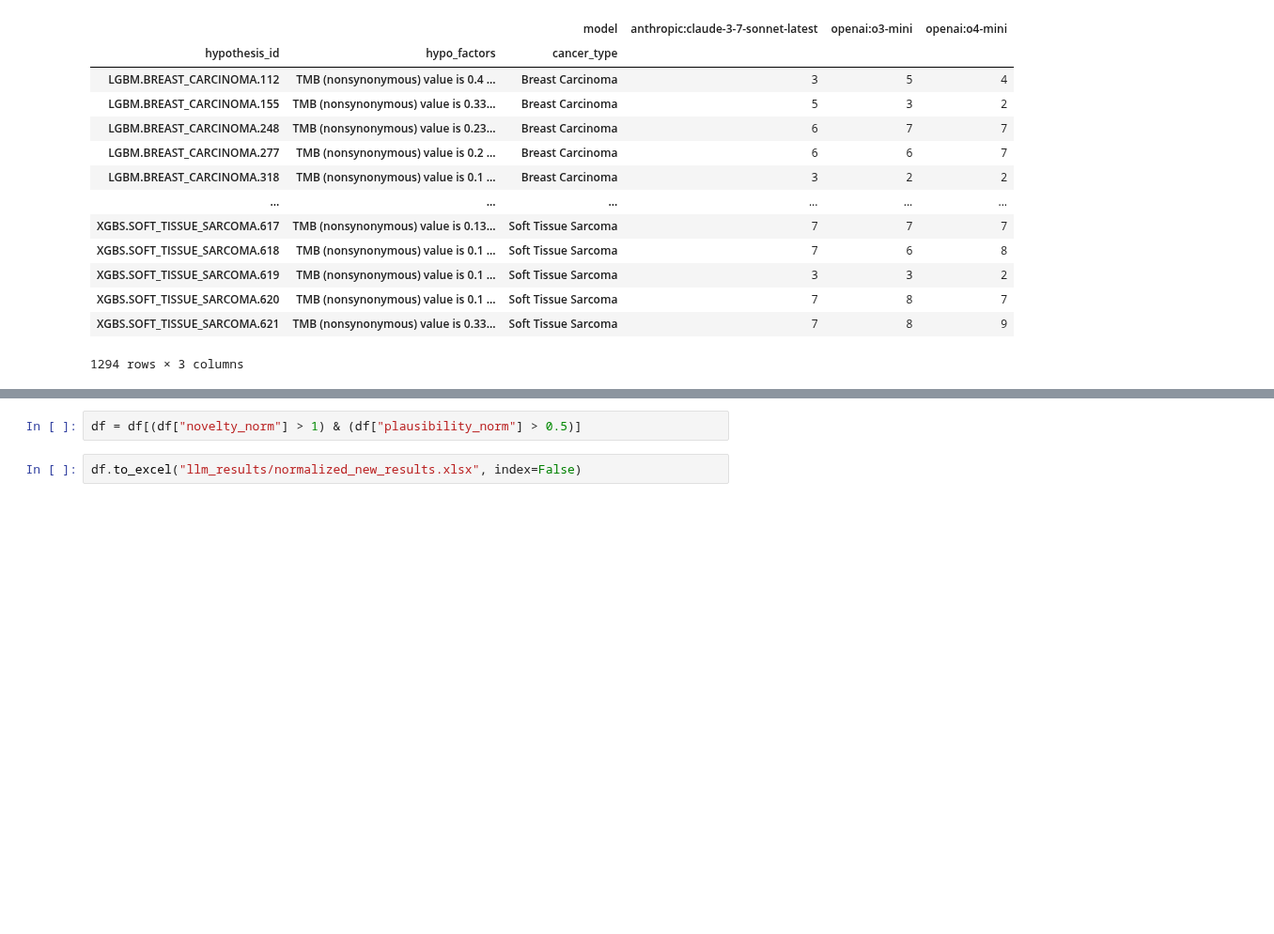
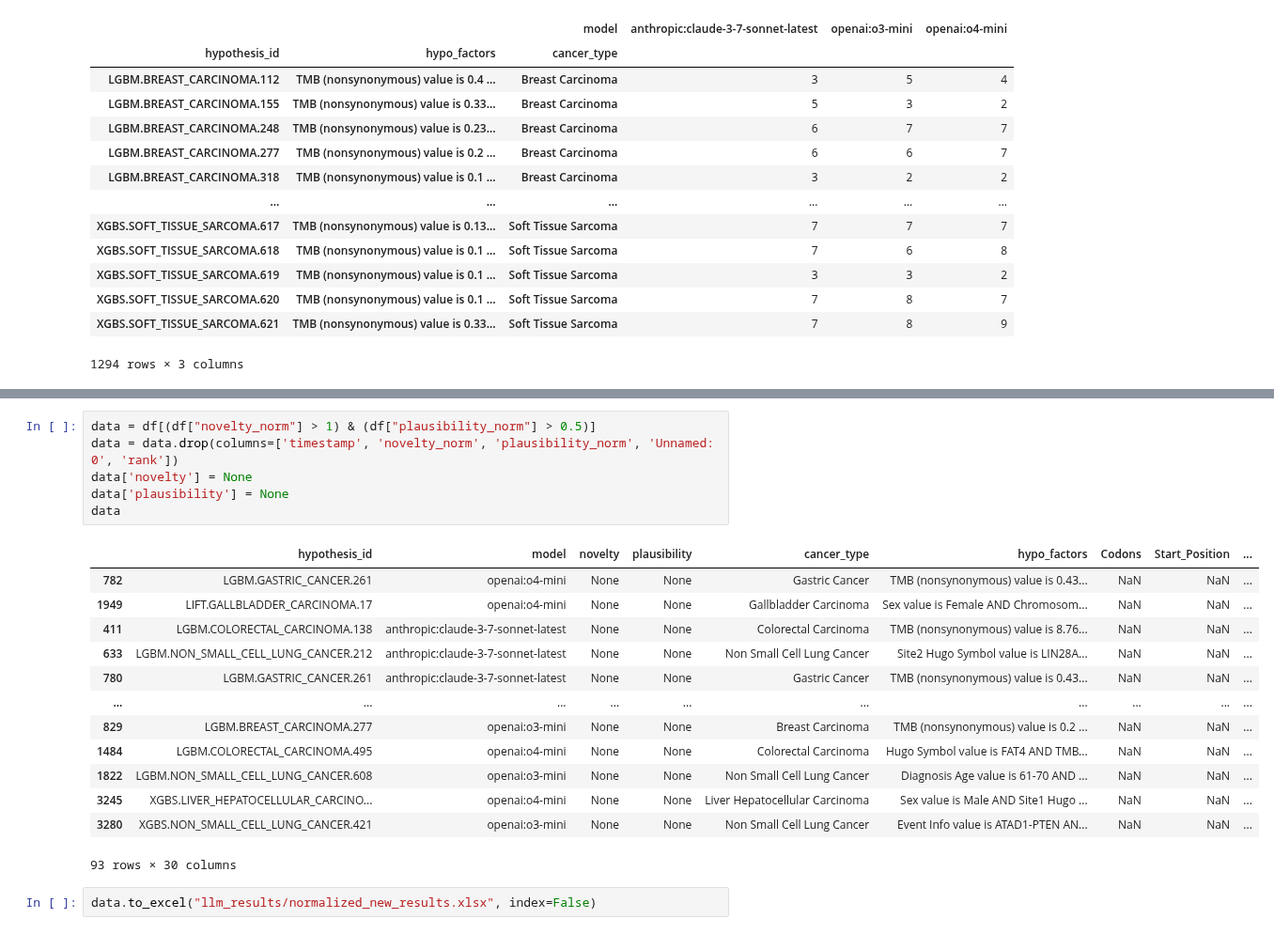
Before and after one commit to Taneun/OncoHypothesis-LLM-Ranker, a Jupyter notebook: pan_cancer/llm_results_analysis.ipynb, the cells around one changed output, grey strips where cells are left out. Shown at 94% size. Saved outputs shown, nothing was run; the diff lists cells and outputs as text; blank space fills up the shorter version.

```diff
--- a/pan_cancer/llm_results_analysis.ipynb
+++ b/pan_cancer/llm_results_analysis.ipynb
@@ -362,4 +203,22 @@ df['plausibility_norm'] = rescale_z_to_range(df['plausibility_z'])
 # %%
-df = df[(df["novelty_norm"] > 1) & (df["plausibility_norm"] > 0.5)]
+data = df[(df["novelty_norm"] > 1) & (df["plausibility_norm"] > 0.5)]
+data = data.drop(columns=['timestamp', 'novelty_norm', 'plausibility_norm', 'Unnamed: 0', 'rank'])
+data['novelty'] = None
+data['plausibility'] = None
+data
+# %% [output]
+|  | hypothesis_id | model | novelty | plausibility | cancer_type | hypo_factors | Codons | Start_Position | ... |
+| 782 | LGBM.GASTRIC_CANCER.261 | openai:o4-mini | None | None | Gastric Cancer | TMB (nonsynonymous) value is 0.43... | NaN | NaN | ... |
+| 1949 | LIFT.GALLBLADDER_CARCINOMA.17 | openai:o4-mini | None | None | Gallbladder Carcinoma | Sex value is Female AND Chromosom... | NaN | NaN | ... |
+| 411 | LGBM.COLORECTAL_CARCINOMA.138 | anthropic:claude-3-7-sonnet-latest | None | None | Colorectal Carcinoma | TMB (nonsynonymous) value is 8.76... | NaN | NaN | ... |
+| 633 | LGBM.NON_SMALL_CELL_LUNG_CANCER.212 | anthropic:claude-3-7-sonnet-latest | None | None | Non Small Cell Lung Cancer | Site2 Hugo Symbol value is LIN28A... | NaN | NaN | ... |
+| 780 | LGBM.GASTRIC_CANCER.261 | anthropic:claude-3-7-sonnet-latest | None | None | Gastric Cancer | TMB (nonsynonymous) value is 0.43... | NaN | NaN | ... |
+| ... | ... | ... | ... | ... | ... | ... | ... | ... | ... |
+| 829 | LGBM.BREAST_CARCINOMA.277 | openai:o3-mini | None | None | Breast Carcinoma | TMB (nonsynonymous) value is 0.2 ... | NaN | NaN | ... |
+| 1484 | LGBM.COLORECTAL_CARCINOMA.495 | openai:o4-mini | None | None | Colorectal Carcinoma | Hugo Symbol value is FAT4 AND TMB... | NaN | NaN | ... |
+| 1822 | LGBM.NON_SMALL_CELL_LUNG_CANCER.608 | openai:o3-mini | None | None | Non Small Cell Lung Cancer | Diagnosis Age value is 61-70 AND ... | NaN | NaN | ... |
+| 3245 | XGBS.LIVER_HEPATOCELLULAR_CARCINO... | openai:o4-mini | None | None | Liver Hepatocellular Carcinoma | Sex value is Male AND Site1 Hugo ... | NaN | NaN | ... |
+| 3280 | XGBS.NON_SMALL_CELL_LUNG_CANCER.421 | openai:o3-mini | None | None | Non Small Cell Lung Cancer | Event Info value is ATAD1-PTEN AN... | NaN | NaN | ... |
+93 rows × 30 columns
 # %%
-df.to_excel("llm_results/normalized_new_results.xlsx", index=False)
+data.to_excel("llm_results/normalized_new_results.xlsx", index=False)
```
Also changed, not shown: parts of 25 cells of this notebook, 4 other files.
